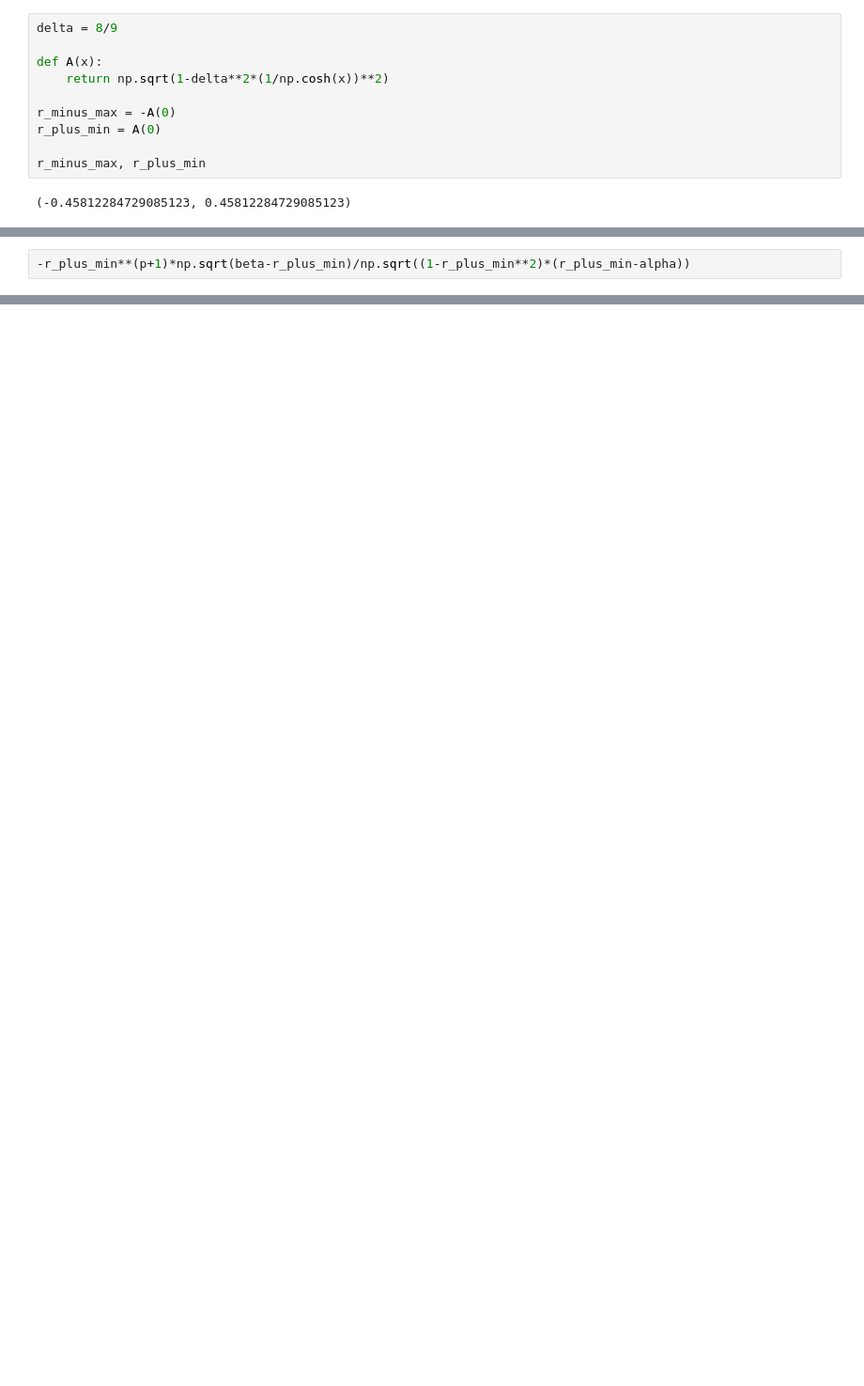
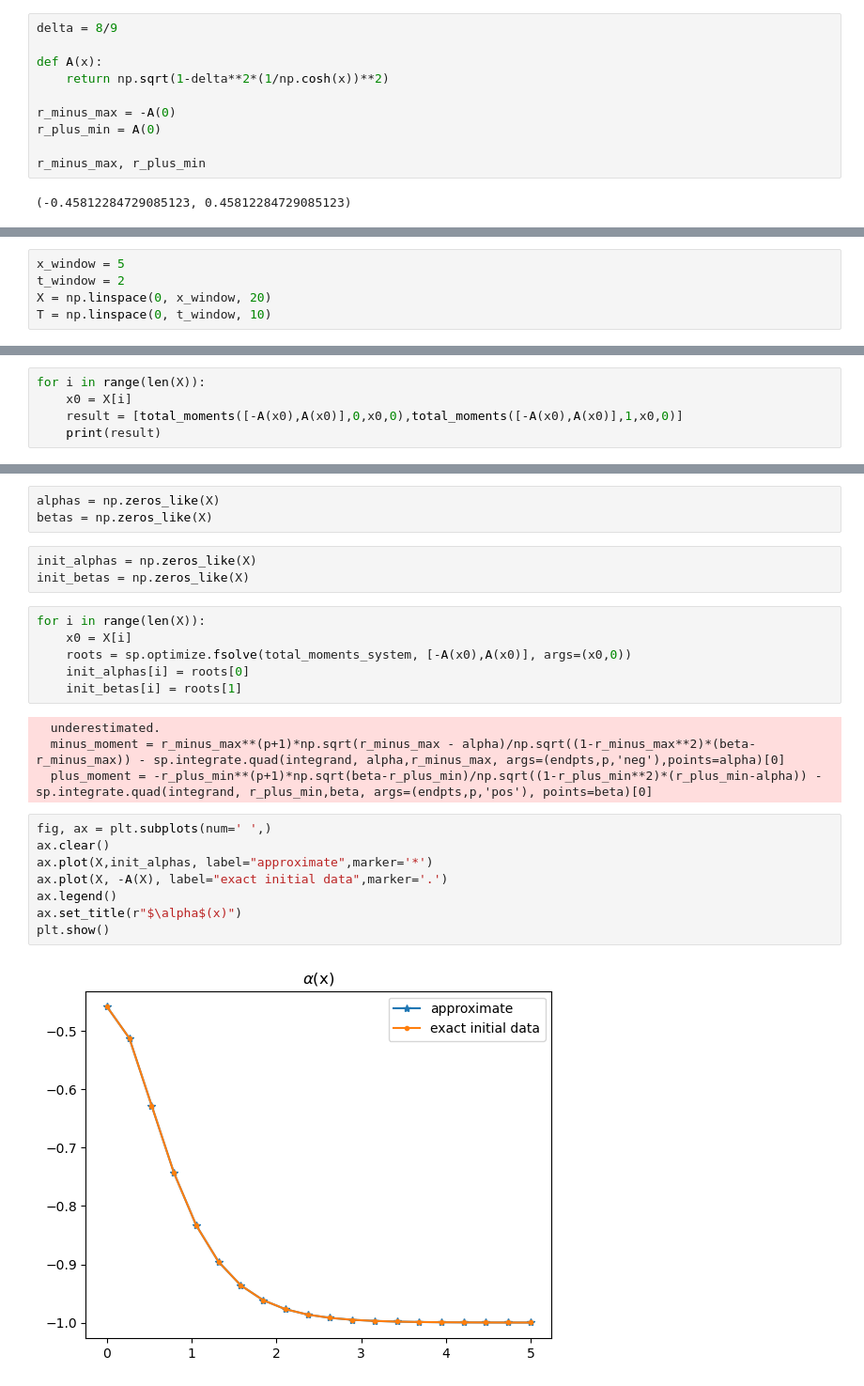
Before and after one commit to infiniteplane/dNLS, a Jupyter notebook: special-initial-condition.ipynb, the cells around one changed output, grey strips where cells are left out. Shown at 94% size. Drawn from its saved outputs; the diff is of its cells as text; blank space fills up the shorter version.

Commit message:
added alpha and beta plots for t0=0

```diff
--- a/special-initial-condition.ipynb
+++ b/special-initial-condition.ipynb
@@ -91,2 +81,5 @@ array([9.37162654, 9.48624789])
 # %%
--r_plus_min**(p+1)*np.sqrt(beta-r_plus_min)/np.sqrt((1-r_plus_min**2)*(r_plus_min-alpha))
+x_window = 5
+t_window = 2
+X = np.linspace(0, x_window, 20)
+T = np.linspace(0, t_window, 10)
@@ -94,0 +86,5 @@ array([9.37162654, 9.48624789])
+# %%
+for i in range(len(X)):
+	x0 = X[i]
+	result = [total_moments([-A(x0),A(x0)],0,x0,0),total_moments([-A(x0),A(x0)],1,x0,0)]
+	print(result)
@@ -94,0 +112,26 @@ array([9.37162654, 9.48624789])
+# %%
+alphas = np.zeros_like(X)
+betas = np.zeros_like(X)
+# %%
+init_alphas = np.zeros_like(X)
+init_betas = np.zeros_like(X)
+# %%
+for i in range(len(X)):
+	x0 = X[i]
+	roots = sp.optimize.fsolve(total_moments_system, [-A(x0),A(x0)], args=(x0,0))
+	init_alphas[i] = roots[0]
+	init_betas[i] = roots[1]
+# %% [output]
+  underestimated.
+  minus_moment = r_minus_max**(p+1)*np.sqrt(r_minus_max - alpha)/np.sqrt((1-r_minus_max**2)*(beta-r_minus_max)) - sp.integrate.quad(integrand, alpha,r_minus_max, args=(endpts,p,'neg'),points=alpha)[0]
+  plus_moment = -r_plus_min**(p+1)*np.sqrt(beta-r_plus_min)/np.sqrt((1-r_plus_min**2)*(r_plus_min-alpha)) - sp.integrate.quad(integrand, r_plus_min,beta, args=(endpts,p,'pos'), points=beta)[0]
+# %%
+fig, ax = plt.subplots(num=' ',)
+ax.clear()
+ax.plot(X,init_alphas, label="approximate",marker='*')
+ax.plot(X, -A(X), label="exact initial data",marker='.')
+ax.legend()
+ax.set_title(r"$\alpha$(x)")
+plt.show()
+# %% [output]
+[figure, added]
```
Also changed, not shown: parts of 9 cells of this notebook.
